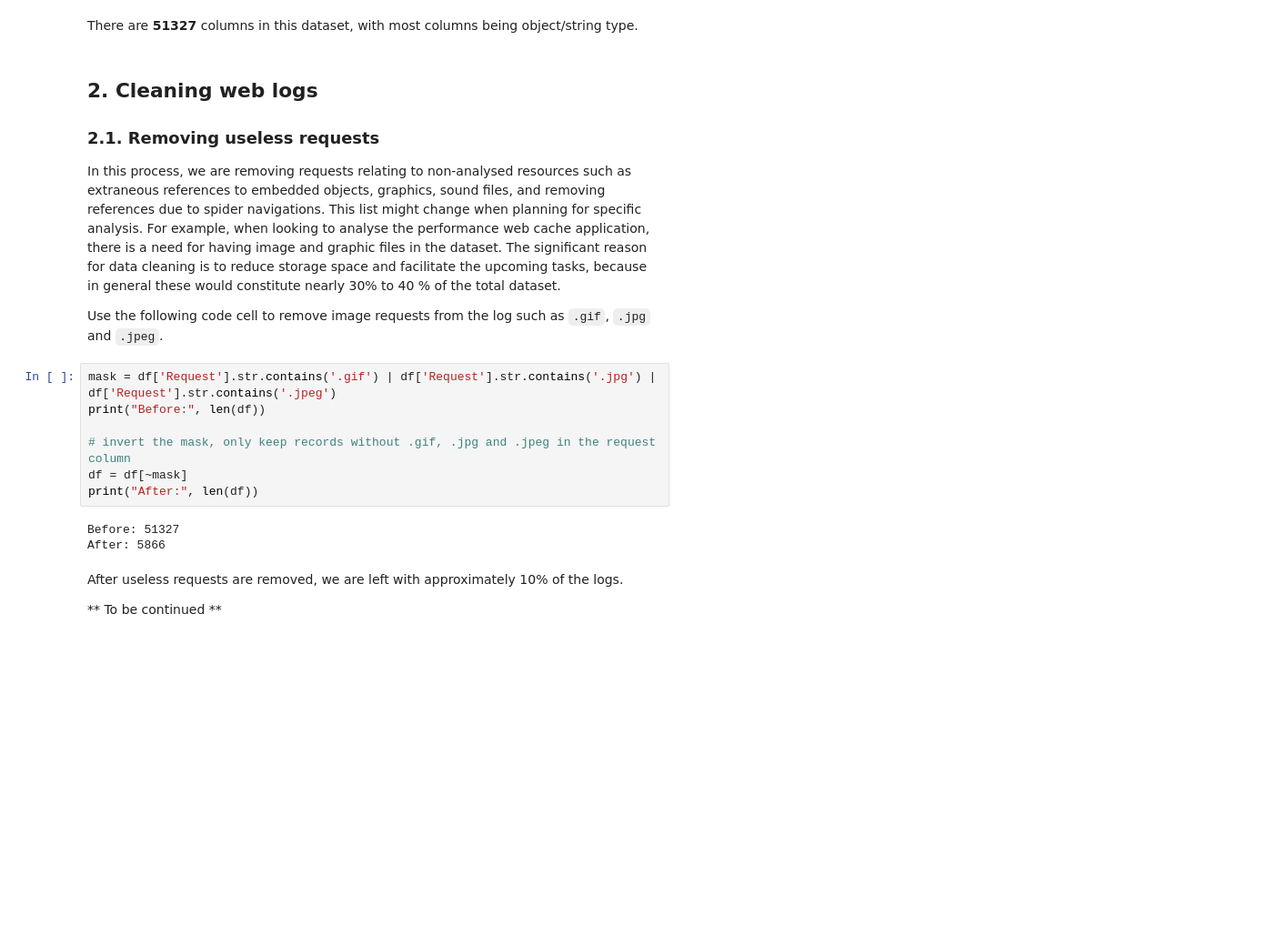
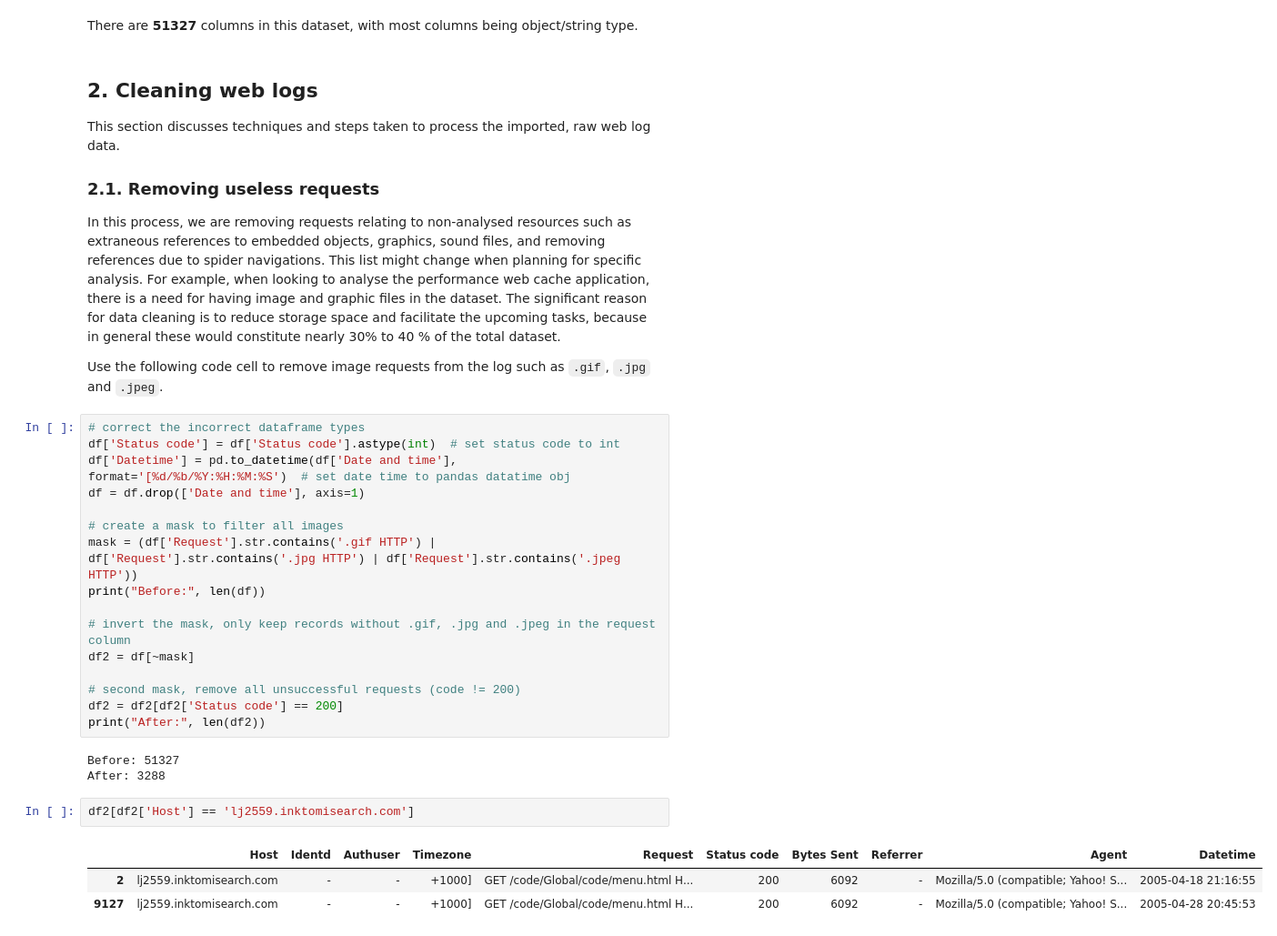
Before and after one commit to liehendi11/IFN645, a Jupyter notebook: prac09_web_mining.ipynb, the cells around one changed output. Shown at 91% size. Drawn from its saved outputs; the diff is of its cells as text; blank space fills up the shorter version.

```diff
--- a/prac09_web_mining.ipynb
+++ b/prac09_web_mining.ipynb
@@ -110,6 +110,8 @@ memory usage: 4.3+ MB
 There are **51327** columns in this dataset, with most columns being object/string type.
 # %% [markdown]
 ## 2. Cleaning web logs
+
+This section discusses techniques and steps taken to process the imported, raw web log data.
 
 ### 2.1. Removing useless requests
 
@@ -119,16 +121,27 @@ cleaning  is to reduce storage  space and facilitate the upcoming tasks,  becaus
 
 Use the following code cell to remove image requests from the log such as `.gif`, `.jpg` and `.jpeg`.
 # %%
-mask = df['Request'].str.contains('.gif') | df['Request'].str.contains('.jpg') | df['Request'].str.contains('.jpeg')
+# correct the incorrect dataframe types
+df['Status code'] = df['Status code'].astype(int)  # set status code to int
+df['Datetime'] = pd.to_datetime(df['Date and time'], format='[%d/%b/%Y:%H:%M:%S')  # set date time to pandas datatime obj
+df = df.drop(['Date and time'], axis=1)
+
+# create a mask to filter all images
+mask = (df['Request'].str.contains('.gif HTTP') | df['Request'].str.contains('.jpg HTTP') | df['Request'].str.contains('.jpeg HTTP'))
 print("Before:", len(df))
 
 # invert the mask, only keep records without .gif, .jpg and .jpeg in the request column
-df = df[~mask]
-print("After:", len(df))
+df2 = df[~mask]
+
+# second mask, remove all unsuccessful requests (code != 200)
+df2 = df2[df2['Status code'] == 200]
+print("After:", len(df2))
 # %% [output]
 Before: 51327
-After: 5866
+After: 3288
-# %% [markdown]
-After useless requests are removed, we are left with approximately 10% of the logs.
-
-** To be continued **
+# %%
+df2[df2['Host'] == 'lj2559.inktomisearch.com']
+# %% [output]
+|  | Host | Identd | Authuser | Timezone | Request | Status code | Bytes Sent | Referrer | Agent | Datetime |
+| 2 | lj2559.inktomisearch.com | - | - | +1000] | GET /code/Global/code/menu.html H... | 200 | 6092 | - | Mozilla/5.0 (compatible; Yahoo! S... | 2005-04-18 21:16:55 |
+| 9127 | lj2559.inktomisearch.com | - | - | +1000] | GET /code/Global/code/menu.html H... | 200 | 6092 | - | Mozilla/5.0 (compatible; Yahoo! S... | 2005-04-28 20:45:53 |
```
Also changed, not shown: parts of 8 cells of this notebook.
